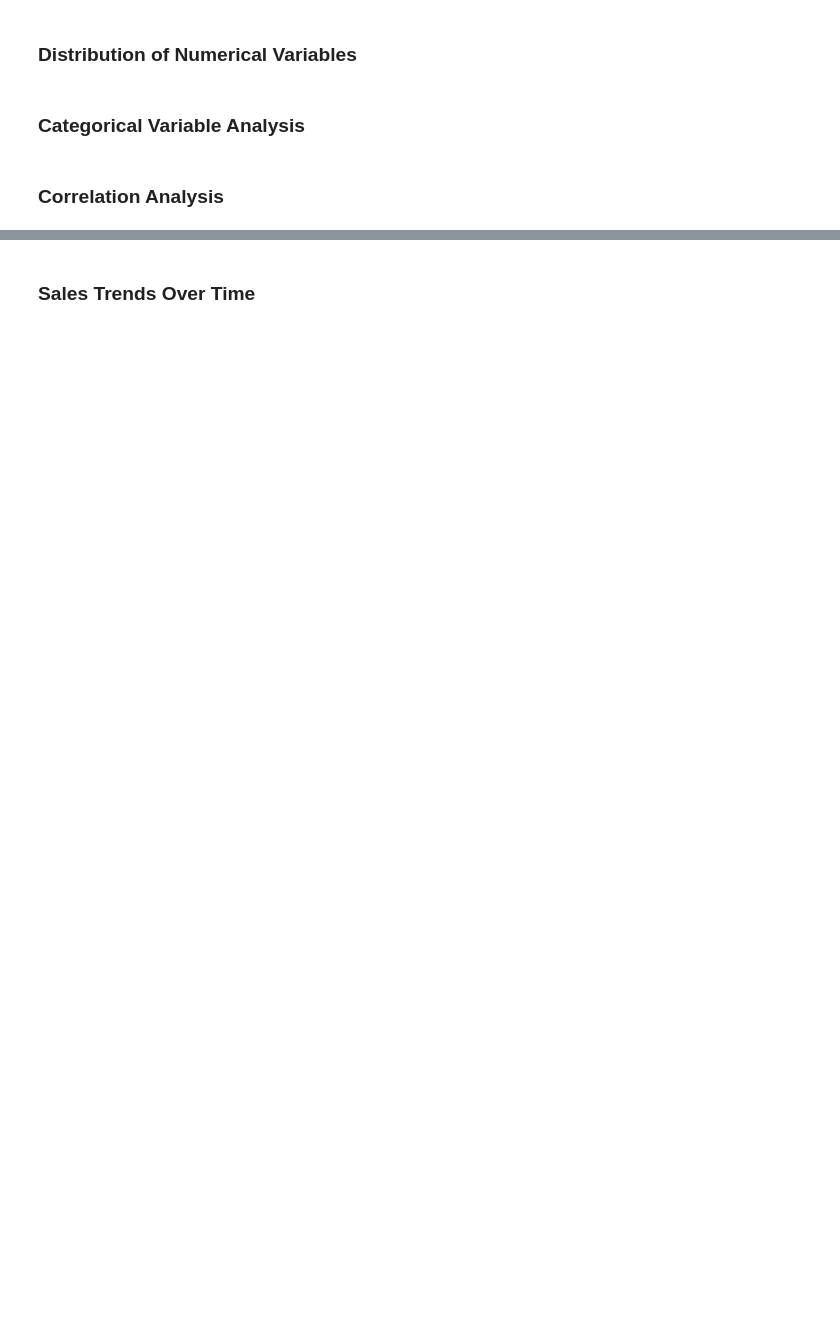
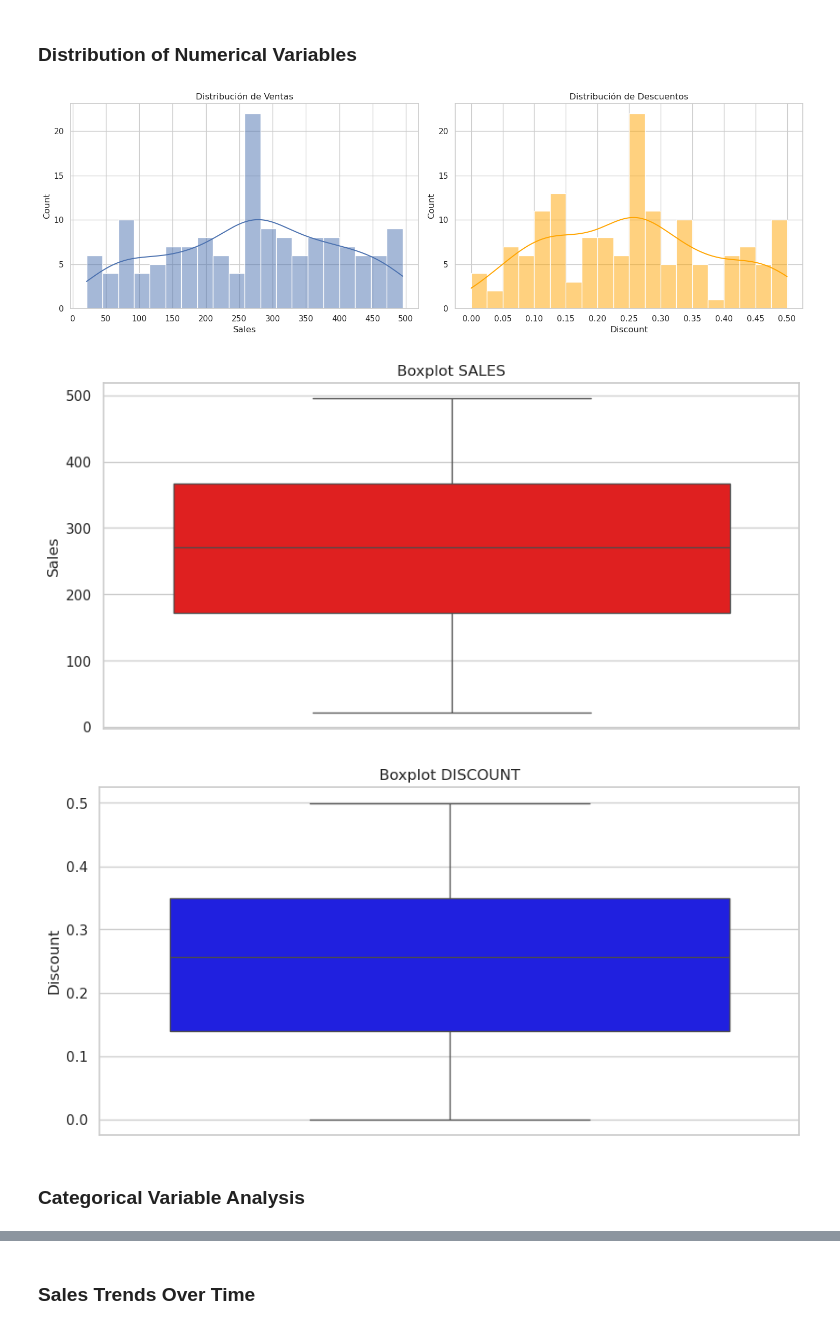
Before and after one commit to GuaSiMoTO/LAB-Python-for-Data-Analysis-EDA-public, a Jupyter notebook: LAB-Exploratory-Data-Analysis.ipynb, the cells around one changed output, grey strips where cells are left out. Drawn from its saved outputs; the diff is of its cells as text; code cells hidden in the pictures; blank space fills up the shorter version.

```diff
--- a/LAB-Exploratory-Data-Analysis.ipynb
+++ b/LAB-Exploratory-Data-Analysis.ipynb
@@ -27,5 +27,7 @@ import seaborn as sns
 from scipy import stats
 # %% [markdown]
 ### Load the dataset
+# %%
+df = pd.read_csv('sales_data.csv', encoding = 'UTF-8')
 # %% [markdown]
 ### Inspect the dataset
@@ -35,0 +131,4 @@ from scipy import stats
+# %%
+df['Sales'] = df['Sales'].fillna(df['Sales'].mean())
+# %%
+df['Discount'] = df['Discount'].fillna(df['Discount'].mean())
@@ -40,2 +178,5 @@ from scipy import stats
+# %%
+# keep='first': Conserva la primera aparición (usa 'last' para la última).
+df = df.drop_duplicates(subset=['Date', 'Product_ID'], keep='first')
 # %% [markdown]
 ## Iteration 3: Data Visualization with Matplotlib and Seaborn
@@ -42,6 +198,34 @@ from scipy import stats
 # %% [markdown]
 ### Distribution of Numerical Variables
+# %%
+# Histogramas con más valores en eje X
+fig, axes = plt.subplots(1, 2, figsize=(15, 5))
+
+# Histograma para 'Sales'
+sns.histplot(data=df, x='Sales', kde=True, bins=20, ax=axes[0])
+axes[0].set_title('Distribución de Ventas')
+axes[0].set_xticks(range(0, int(df['Sales'].max()) + 50, 50))  # Mostrar valores cada 50 unidades
+
+# Histograma para 'Discount'
+sns.histplot(data=df, x='Discount', bins=20, ax=axes[1], color='orange', kde = True)
+axes[1].set_title('Distribución de Descuentos')
+axes[1].set_xticks([i/20 for i in range(0, 11)])  # Mostrar valores mas separados
+
+# aqui las dos graficas separdas de Boxplot
+plt.tight_layout()
+plt.show()
+plt.figure(figsize=(10, 5))
+sns.boxplot(data=df['Sales'], color = 'red')
+plt.title('Boxplot SALES')
+plt.show()
+
+plt.figure(figsize=(10, 5))
+sns.boxplot(data=df['Discount'], color = 'blue')
+plt.title('Boxplot DISCOUNT')
+plt.show()
+# %% [output]
+[figure, added]
+[figure, added]
+[figure, added]
 # %% [markdown]
 ### Categorical Variable Analysis
-# %% [markdown]
-### Correlation Analysis
```
Also changed, not shown: parts of 25 cells of this notebook, 3 other files.
